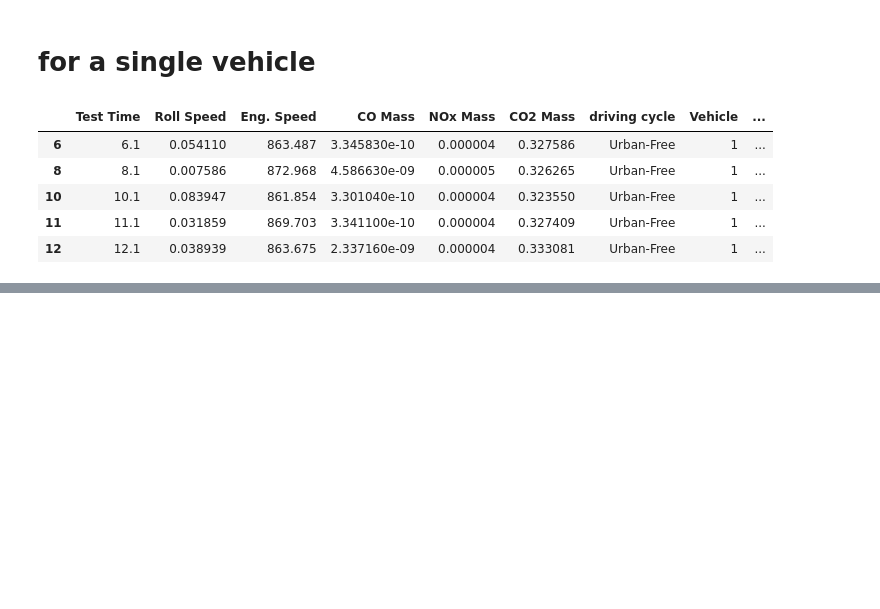
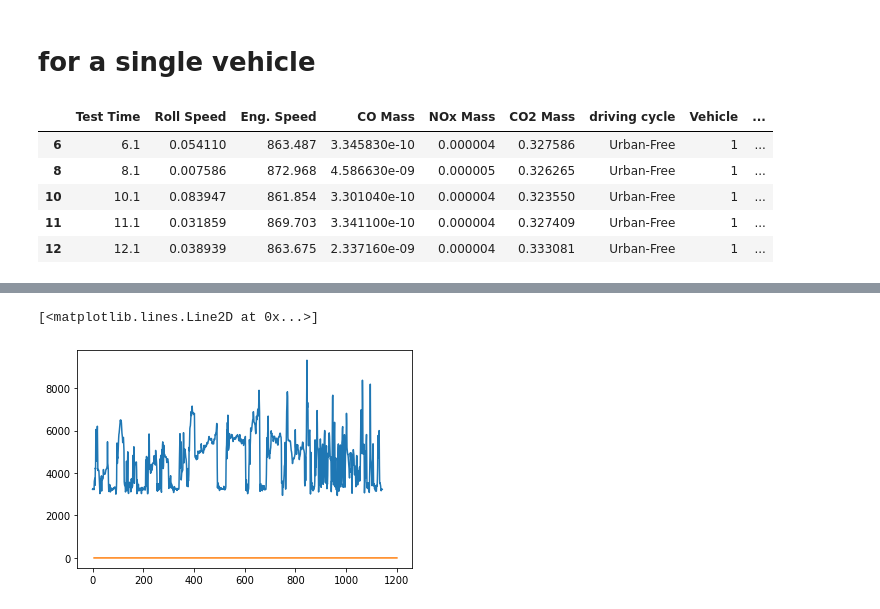
Before and after one commit to msaad1311/TfL-Dataset, a Jupyter notebook: src/EDA-Part2.ipynb, the cells around one changed output, grey strips where cells are left out. Saved outputs shown, nothing was run; the diff lists cells and outputs as text; code cells hidden in the pictures; blank space fills up the shorter version.

```diff
--- a/src/EDA-Part2.ipynb
+++ b/src/EDA-Part2.ipynb
@@ -247,0 +312,6 @@ plt.plot(predictions)
+# %%
+plt.plot(predictions[:,0])
+plt.plot(veh1_urban_am['CO Mass'])
+# %% [output]
+[<matplotlib.lines.Line2D at 0x...>]
+[figure, added]
```
Also changed, not shown: parts of 9 cells of this notebook.
